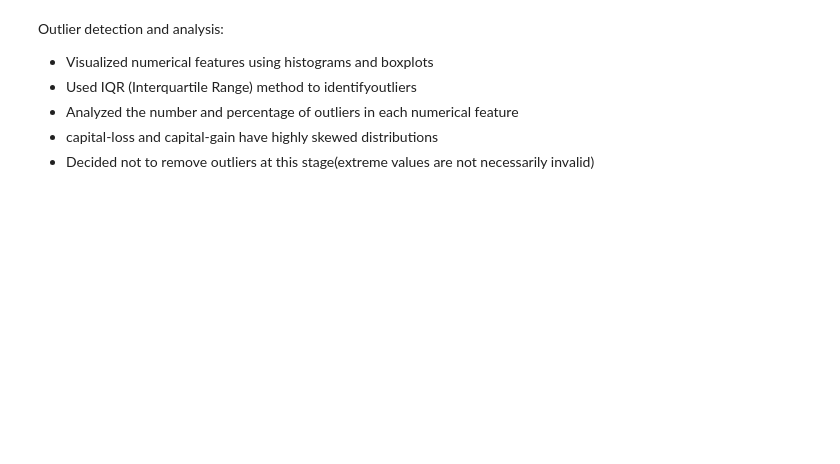
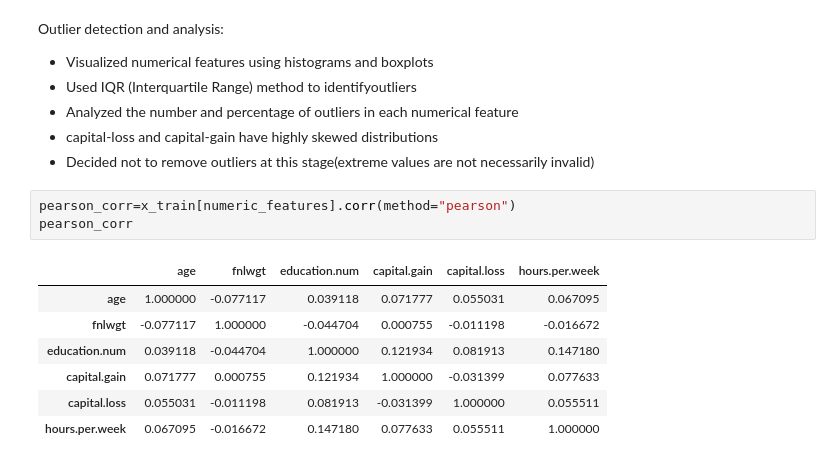
Before and after one commit to shukriaarifi/income_prediction, a Jupyter notebook: notebooks/income_prediction.ipynb, the cells around one changed output. Drawn from its saved outputs; the diff is of its cells as text; blank space fills up the shorter version.

```diff
--- a/notebooks/income_prediction.ipynb
+++ b/notebooks/income_prediction.ipynb
@@ -505,3 +505,14 @@ Outlier detection and analysis:
 - Analyzed the number and percentage of outliers in each numerical feature
 - capital-loss and capital-gain have highly skewed distributions
 - Decided not to remove outliers at this stage(extreme values are not necessarily invalid)
+# %%
+pearson_corr=x_train[numeric_features].corr(method="pearson")
+pearson_corr
+# %% [output]
+|  | age | fnlwgt | education.num | capital.gain | capital.loss | hours.per.week |
+| age | 1.000000 | -0.077117 | 0.039118 | 0.071777 | 0.055031 | 0.067095 |
+| fnlwgt | -0.077117 | 1.000000 | -0.044704 | 0.000755 | -0.011198 | -0.016672 |
+| education.num | 0.039118 | -0.044704 | 1.000000 | 0.121934 | 0.081913 | 0.147180 |
+| capital.gain | 0.071777 | 0.000755 | 0.121934 | 1.000000 | -0.031399 | 0.077633 |
+| capital.loss | 0.055031 | -0.011198 | 0.081913 | -0.031399 | 1.000000 | 0.055511 |
+| hours.per.week | 0.067095 | -0.016672 | 0.147180 | 0.077633 | 0.055511 | 1.000000 |
```
Also changed, not shown: parts of 15 cells of this notebook.
